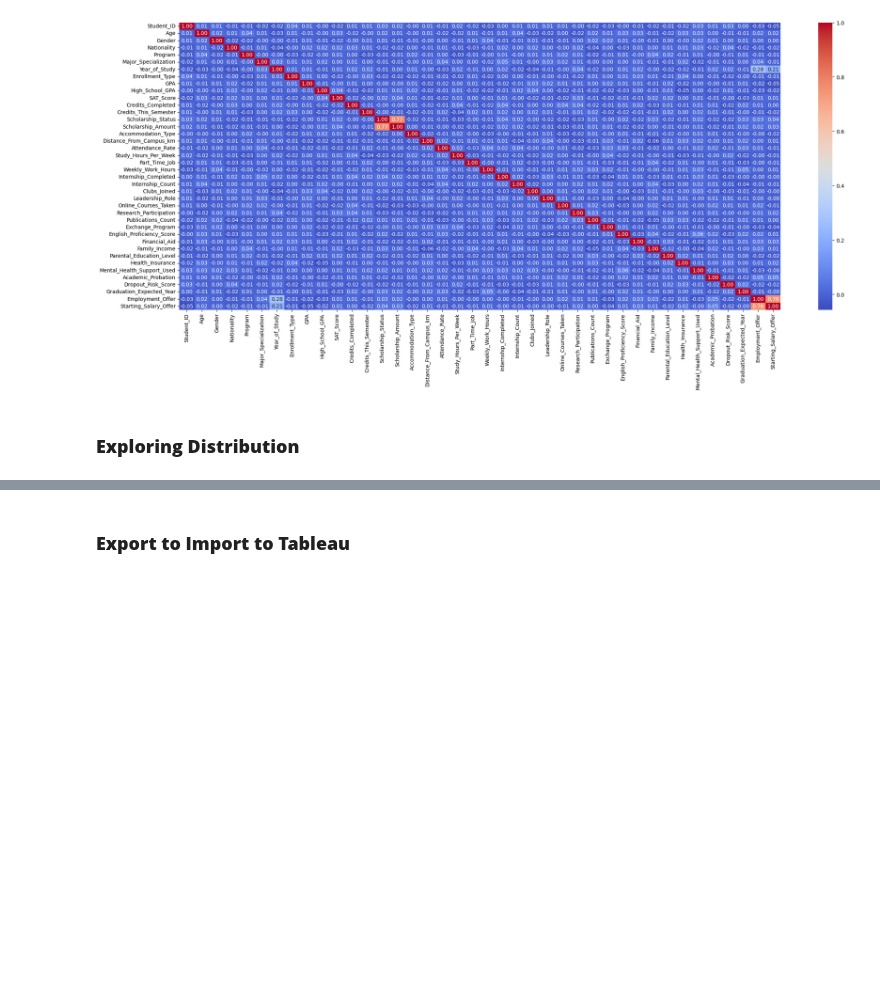
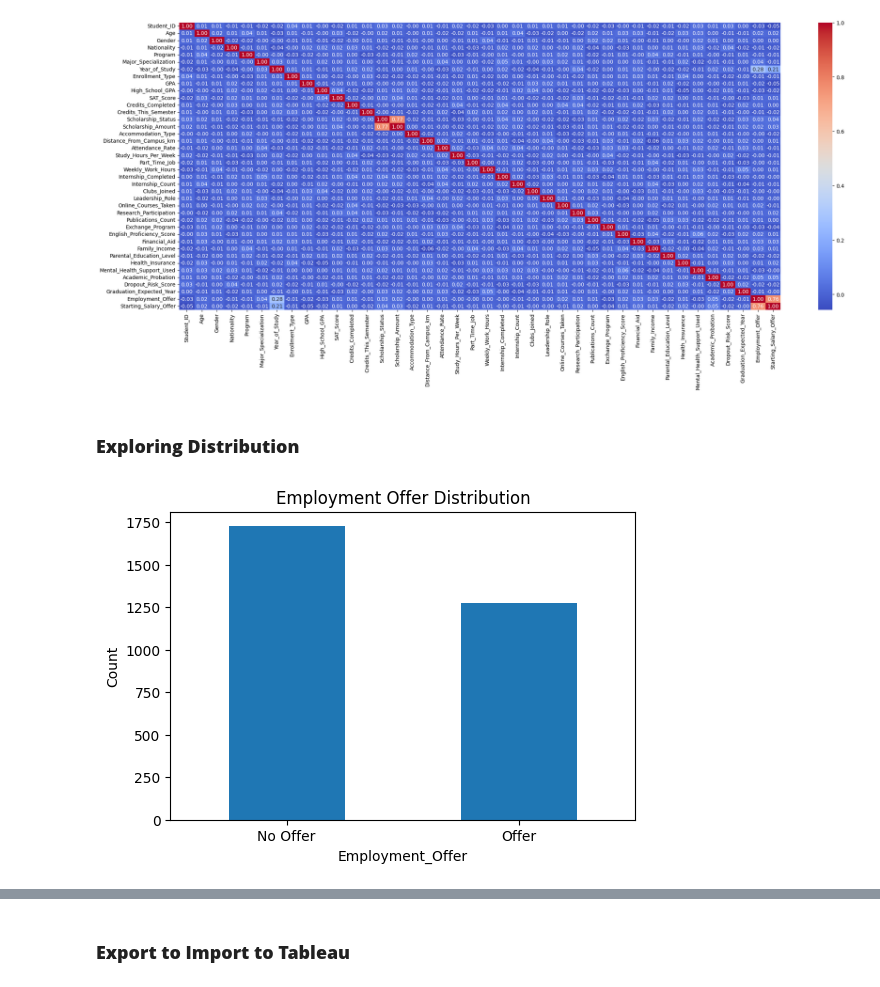
Before and after one commit to linabenna/student-dashboard-eda, a Jupyter notebook: student-eda.ipynb, the cells around one changed output, grey strips where cells are left out. Saved outputs shown, nothing was run; the diff lists cells and outputs as text; code cells hidden in the pictures; blank space fills up the shorter version.

Commit message:
basic eda

```diff
--- a/student-eda.ipynb
+++ b/student-eda.ipynb
@@ -179,3 +179,16 @@ sns.heatmap(corr_matrix, annot=True, cmap='coolwarm', fmt=".2f")
 [figure]
 # %% [markdown]
 ### **Exploring Distribution**
+# %%
+# encoding categorical values
+binary_cols = [
+    "Employment_Offer",
+    "Internship_Completed",
+    "Leadership_Role",
+    "Research_Participation",
+    "Exchange_Program",
+    "Part_Time_Job"
+]
+
+for col in binary_cols:
+    df[col] = df[col].map({"Yes": 1, "No": 0})
@@ -181,0 +206,10 @@ sns.heatmap(corr_matrix, annot=True, cmap='coolwarm', fmt=".2f")
+# %%
+# basic understanding of employability ratio
+plt.figure(figsize=(6,4))
+df["Employment_Offer"].value_counts().plot(kind="bar")
+plt.title("Employment Offer Distribution")
+plt.xticks([0,1], ["No Offer", "Offer"], rotation=0)
+plt.ylabel("Count")
+plt.show()
+# %% [output]
+[figure, added]
```
Also changed, not shown: parts of 4 cells of this notebook.
